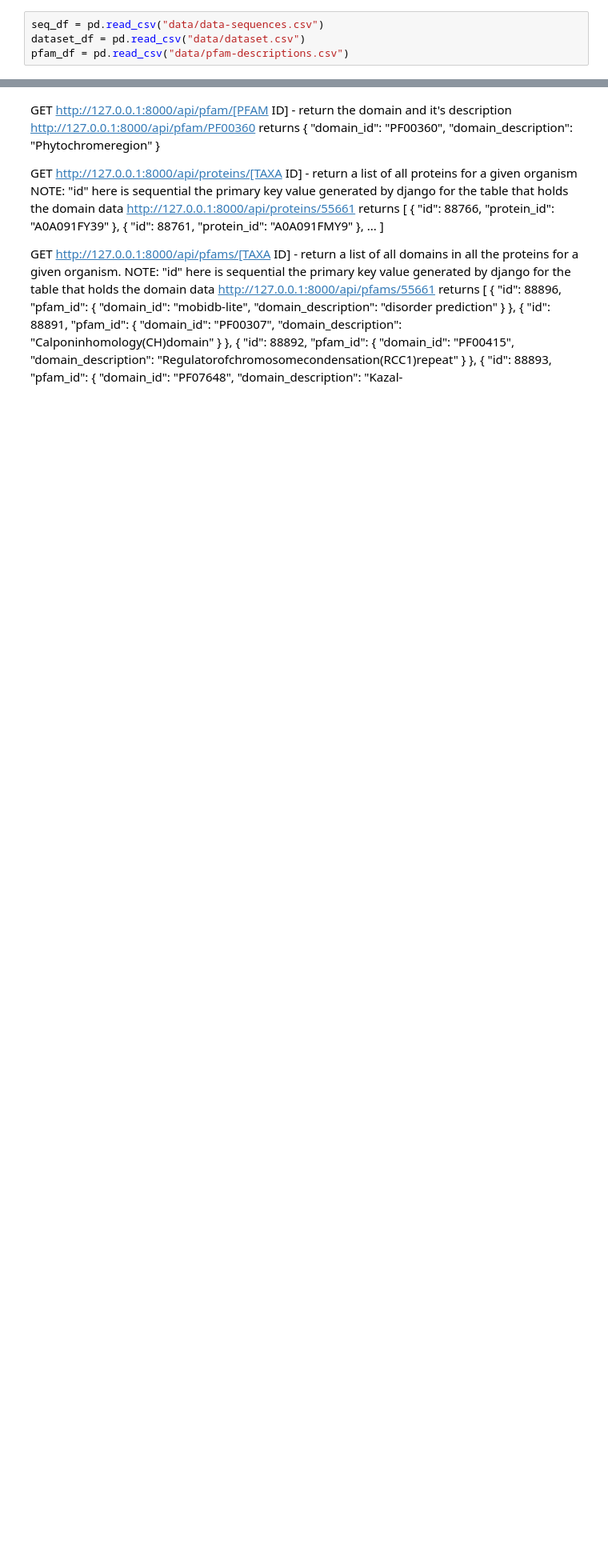
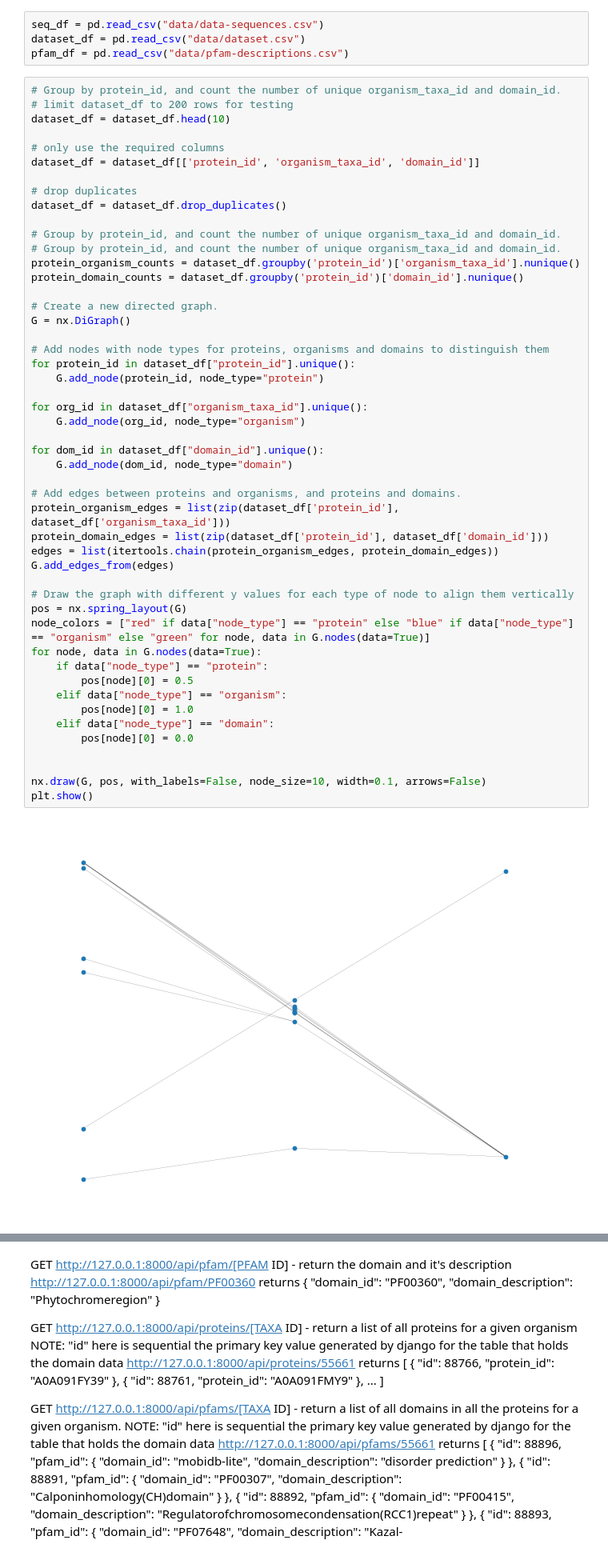
Before and after one commit to Gregory-Eales/cm3035-midterm, a Jupyter notebook: data-analysis.ipynb, the cells around one changed output, grey strips where cells are left out. Shown at 80% size. Saved outputs shown, nothing was run; the diff lists cells and outputs as text; blank space fills up the shorter version.

```diff
--- a/data-analysis.ipynb
+++ b/data-analysis.ipynb
@@ -5,3 +8,54 @@ import pandas as pd
 seq_df = pd.read_csv("data/data-sequences.csv")
 dataset_df = pd.read_csv("data/dataset.csv")
 pfam_df = pd.read_csv("data/pfam-descriptions.csv")
+# %%
+# Group by protein_id, and count the number of unique organism_taxa_id and domain_id.
+# limit dataset_df to 200 rows for testing
+dataset_df = dataset_df.head(10)
+
+# only use the required columns
+dataset_df = dataset_df[['protein_id', 'organism_taxa_id', 'domain_id']]
+
+# drop duplicates
+dataset_df = dataset_df.drop_duplicates()
+
+# Group by protein_id, and count the number of unique organism_taxa_id and domain_id.
+# Group by protein_id, and count the number of unique organism_taxa_id and domain_id.
+protein_organism_counts = dataset_df.groupby('protein_id')['organism_taxa_id'].nunique()
+protein_domain_counts = dataset_df.groupby('protein_id')['domain_id'].nunique()
+
+# Create a new directed graph.
+G = nx.DiGraph()
+
+# Add nodes with node types for proteins, organisms and domains to distinguish them
+for protein_id in dataset_df["protein_id"].unique():
+    G.add_node(protein_id, node_type="protein")
+
+for org_id in dataset_df["organism_taxa_id"].unique():
+    G.add_node(org_id, node_type="organism")
+
+for dom_id in dataset_df["domain_id"].unique():
+    G.add_node(dom_id, node_type="domain")
+
+# Add edges between proteins and organisms, and proteins and domains.
+protein_organism_edges = list(zip(dataset_df['protein_id'], dataset_df['organism_taxa_id']))
+protein_domain_edges = list(zip(dataset_df['protein_id'], dataset_df['domain_id']))
+edges = list(itertools.chain(protein_organism_edges, protein_domain_edges))
+G.add_edges_from(edges)
+
+# Draw the graph with different y values for each type of node to align them vertically
+pos = nx.spring_layout(G)
+node_colors = ["red" if data["node_type"] == "protein" else "blue" if data["node_type"] == "organism" else "green" for node, data in G.nodes(data=True)]
+for node, data in G.nodes(data=True):
+    if data["node_type"] == "protein":
+        pos[node][0] = 0.5
+    elif data["node_type"] == "organism":
+        pos[node][0] = 1.0
+    elif data["node_type"] == "domain":
+        pos[node][0] = 0.0
+
+
+nx.draw(G, pos, with_labels=False, node_size=10, width=0.1, arrows=False)
+plt.show()
+# %% [output]
+[figure, added]
```
Also changed, not shown: parts of 7 cells of this notebook.
